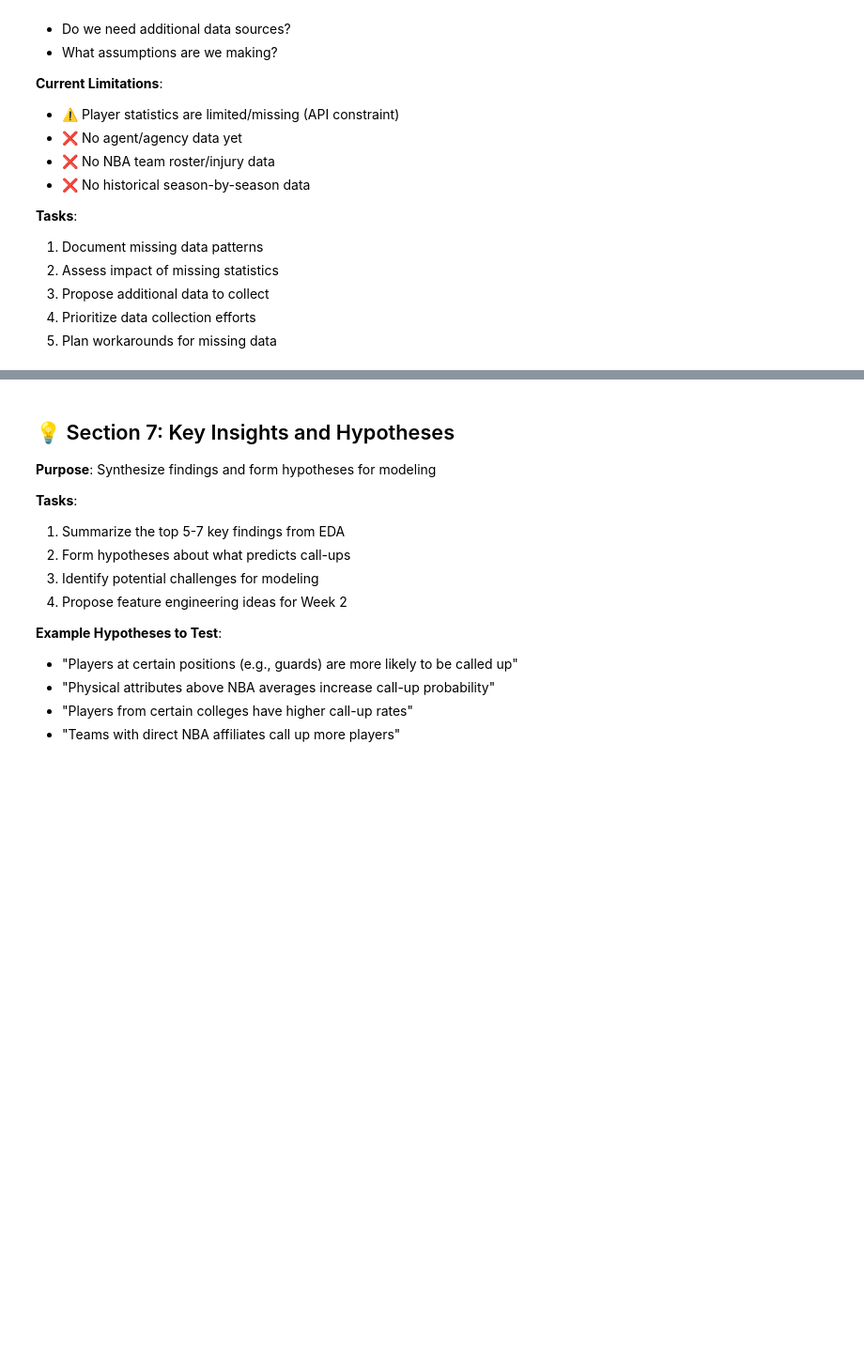
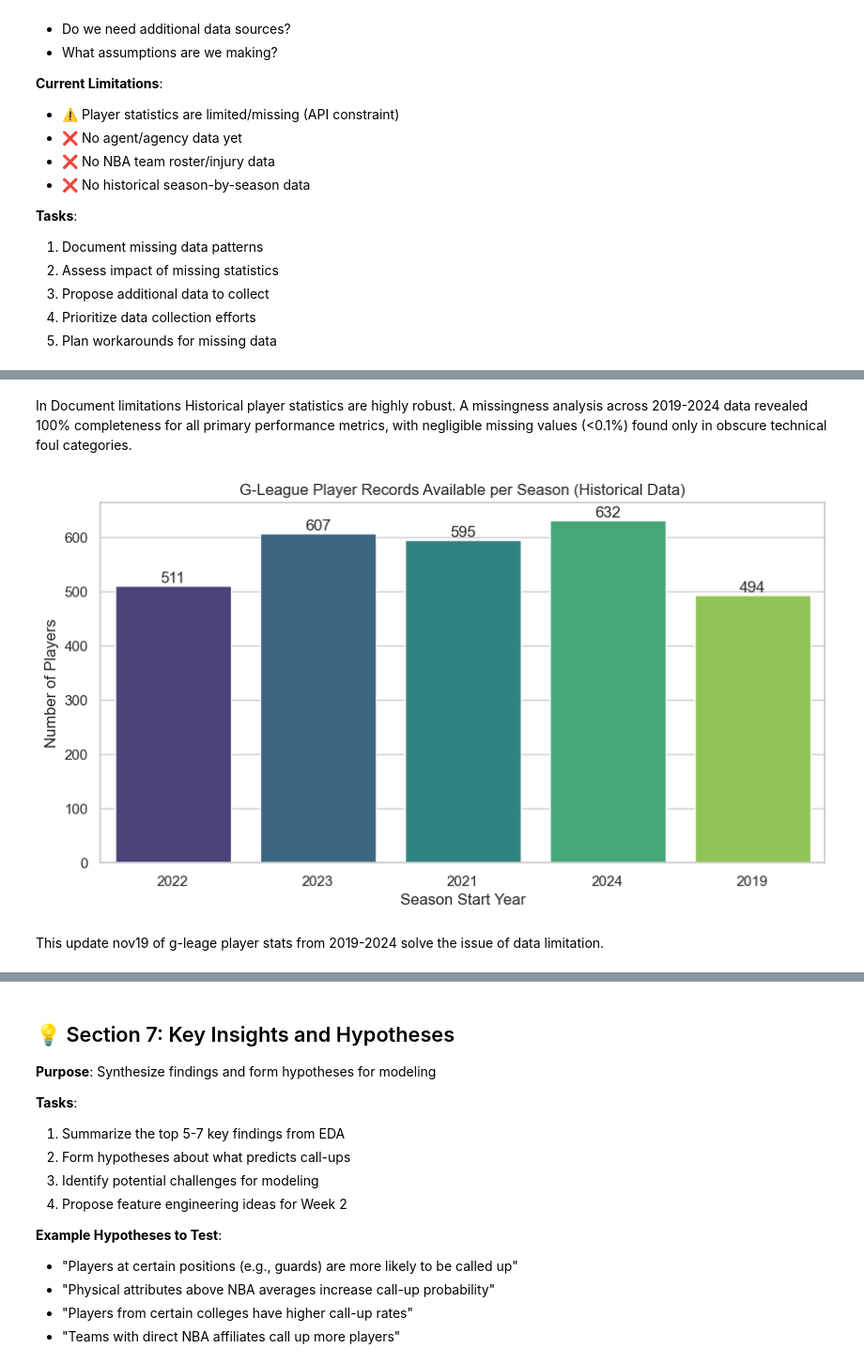
Before and after one commit to anirudh9280/Next-Up, a Jupyter notebook: eda.ipynb, the cells around one changed output, grey strips where cells are left out. Shown: that part at 94% size. Cells and saved outputs as stored; diff of their text form; code cells hidden in the pictures; blank space fills up the shorter version.

```diff
--- a/eda.ipynb
+++ b/eda.ipynb
@@ -898,0 +1008,24 @@ Call-ups by Other Teams: 87.5%
+# %% [markdown]
+In Document limitations
+Historical player statistics are highly robust. A missingness analysis across 2019-2024 data revealed 100% completeness for all primary performance metrics, with negligible missing values (<0.1%) found only in obscure technical foul categories.
+# %%
+# 2. Extract the 'Season' or 'Year' from the source filename
+# Assuming filenames are like 'gleague_player_season_stats_2023_REG.csv'
+all_stats['Season_Year'] = all_stats['source_file'].str.extract(r'(\d{4})')
+
+# 3. Plot the number of player records per year
+plt.figure(figsize=(10, 5))
+ax = sns.countplot(data=all_stats, x='Season_Year', palette='viridis')
+plt.title('G-League Player Records Available per Season (Historical Data)')
+plt.xlabel('Season Start Year')
+plt.ylabel('Number of Players')
+
+# Add labels on top of bars
+for i in ax.containers:
+    ax.bar_label(i,)
+
+plt.show()
+# %% [output]
+[figure, added]
+# %% [markdown]
+This update nov19 of g-leage player stats from 2019-2024 solve the issue of data limitation.
```
Also changed, not shown: parts of 8 cells of this notebook.
